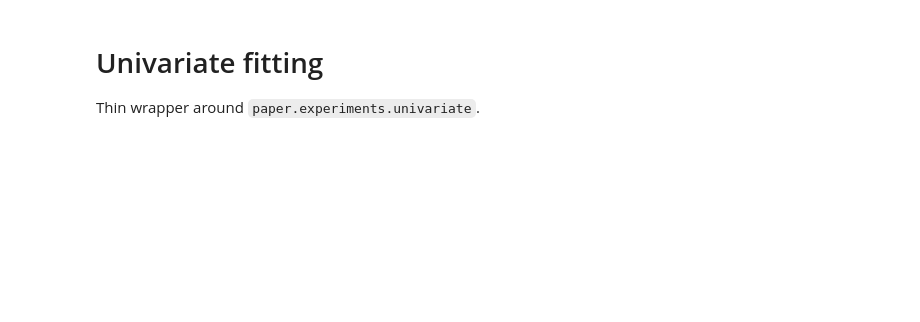
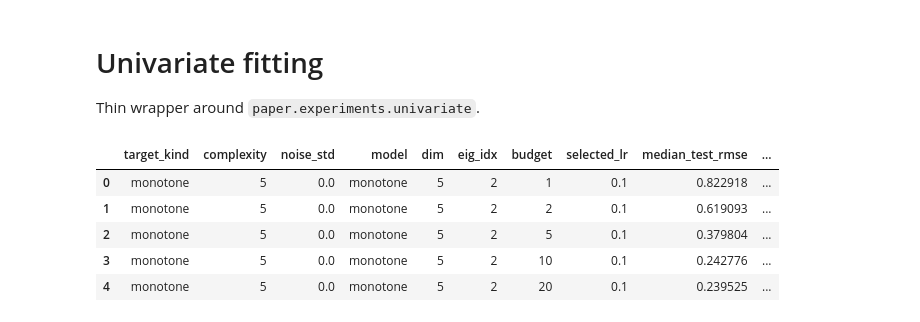
Before and after one commit to alexshtf/spectral_neuron_paper, a Jupyter notebook: notebooks/univariate_fitting.ipynb, the cells around one changed output. Cells and saved outputs as stored; diff of their text form; code cells hidden in the pictures; blank space fills up the shorter version.

```diff
--- a/notebooks/univariate_fitting.ipynb
+++ b/notebooks/univariate_fitting.ipynb
@@ -15,19 +15,30 @@ from paper.tuning import summarize_raw
 
 mpl.rcParams['figure.dpi'] = 140
 # %%
-profile_name = 'sanity'
+profile_name = 'full'
 profile = PROFILES[profile_name]
 raw_path = Path("runs") / f"univariate_{profile_name}.csv"
 summary_path = Path("runs") / f"univariate_{profile_name}_summary.csv"
 # %%
 if raw_path.exists():
     raw = pd.read_csv(raw_path)
 else:
     raw = run_profile(profile)
     raw_path.parent.mkdir(parents=True, exist_ok=True)
     raw.to_csv(raw_path, index=False)
 
+expected_models = {"unconstrained", "monotone"}
+if not expected_models <= set(raw["model"].unique()):
+    raise ValueError(f"{raw_path} does not contain {sorted(expected_models)}; rerun this profile")
+
 summary = summarize_raw(raw, profile.budgets)
 summary.to_csv(summary_path, index=False)
 summary.head()
+# %% [output]
+|  | target_kind | complexity | noise_std | model | dim | eig_idx | budget | selected_lr | median_test_rmse | ... |
+| 0 | monotone | 5 | 0.0 | monotone | 5 | 2 | 1 | 0.1 | 0.822918 | ... |
+| 1 | monotone | 5 | 0.0 | monotone | 5 | 2 | 2 | 0.1 | 0.619093 | ... |
+| 2 | monotone | 5 | 0.0 | monotone | 5 | 2 | 5 | 0.1 | 0.379804 | ... |
+| 3 | monotone | 5 | 0.0 | monotone | 5 | 2 | 10 | 0.1 | 0.242776 | ... |
+| 4 | monotone | 5 | 0.0 | monotone | 5 | 2 | 20 | 0.1 | 0.239525 | ... |
 # %%
```
Also changed, not shown: parts of 2 cells of this notebook, 2 other files.
